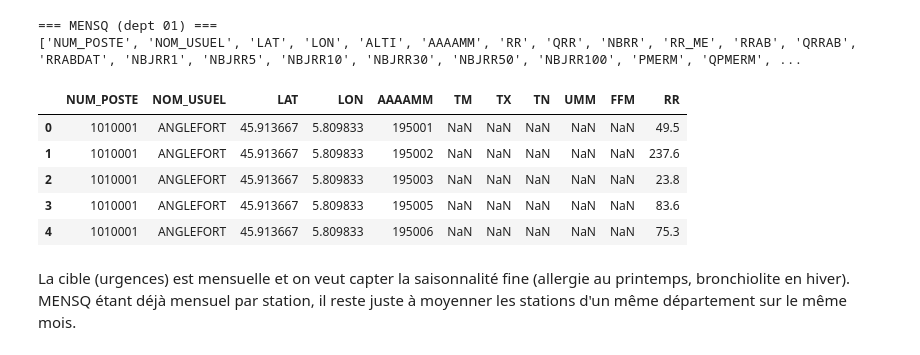
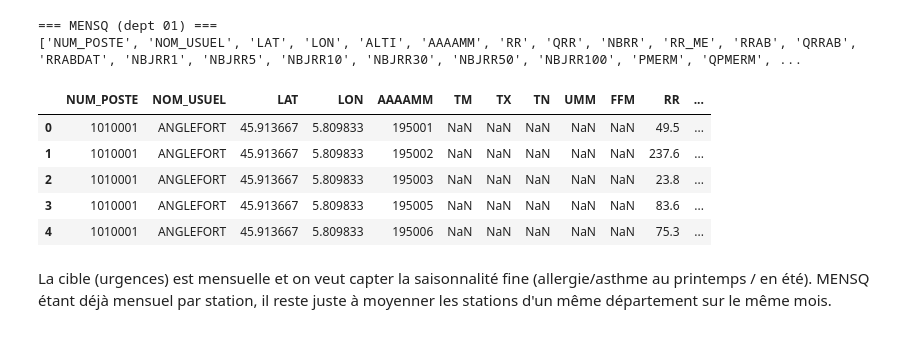
Before and after one commit to siranhuangme-pixel/projet-liora, a Jupyter notebook: notebooks/01a_pipeline_meteo.ipynb, the cells around one changed output. Cells and saved outputs as stored; diff of their text form; code cells hidden in the pictures.

```diff
--- a/notebooks/01a_pipeline_meteo.ipynb
+++ b/notebooks/01a_pipeline_meteo.ipynb
@@ -53,21 +129,22 @@ TABLES_DIR = /Users/siranh/Documents/Data Scientest/projet_liora/data/processed
 # %%
 # Vérifier la structure d'un fichier MENSQ (1 fichier = 1 département)
 df_check = pd.read_csv(
     "data/raw/MeteoFrance/MENSQ_01_previous-1950-2024.csv.gz",
     sep=";", compression="gzip", nrows=5)
 print("=== MENSQ (dept 01) ===")
 print(df_check.columns.tolist())
 display(df_check[["NUM_POSTE", "NOM_USUEL", "LAT", "LON", "AAAAMM",
-                   "TM", "TX", "TN", "UMM", "FFM", "RR"]].head())
+                   "TM", "TX", "TN", "UMM", "FFM", "RR", "QRR"]].head())
+# QRR = 1, ok données valides
 # %% [output]
 === MENSQ (dept 01) ===
 ['NUM_POSTE', 'NOM_USUEL', 'LAT', 'LON', 'ALTI', 'AAAAMM', 'RR', 'QRR', 'NBRR', 'RR_ME', 'RRAB', 'QRRAB', 'RRABDAT', 'NBJRR1', 'NBJRR5', 'NBJRR10', 'NBJRR30', 'NBJRR50', 'NBJRR100', 'PMERM', 'QPMERM', ...
-|  | NUM_POSTE | NOM_USUEL | LAT | LON | AAAAMM | TM | TX | TN | UMM | FFM | RR |
-| 0 | 1010001 | ANGLEFORT | 45.913667 | 5.809833 | 195001 | NaN | NaN | NaN | NaN | NaN | 49.5 |
-| 1 | 1010001 | ANGLEFORT | 45.913667 | 5.809833 | 195002 | NaN | NaN | NaN | NaN | NaN | 237.6 |
-| 2 | 1010001 | ANGLEFORT | 45.913667 | 5.809833 | 195003 | NaN | NaN | NaN | NaN | NaN | 23.8 |
-| 3 | 1010001 | ANGLEFORT | 45.913667 | 5.809833 | 195005 | NaN | NaN | NaN | NaN | NaN | 83.6 |
-| 4 | 1010001 | ANGLEFORT | 45.913667 | 5.809833 | 195006 | NaN | NaN | NaN | NaN | NaN | 75.3 |
+|  | NUM_POSTE | NOM_USUEL | LAT | LON | AAAAMM | TM | TX | TN | UMM | FFM | RR | ... |
+| 0 | 1010001 | ANGLEFORT | 45.913667 | 5.809833 | 195001 | NaN | NaN | NaN | NaN | NaN | 49.5 | ... |
+| 1 | 1010001 | ANGLEFORT | 45.913667 | 5.809833 | 195002 | NaN | NaN | NaN | NaN | NaN | 237.6 | ... |
+| 2 | 1010001 | ANGLEFORT | 45.913667 | 5.809833 | 195003 | NaN | NaN | NaN | NaN | NaN | 23.8 | ... |
+| 3 | 1010001 | ANGLEFORT | 45.913667 | 5.809833 | 195005 | NaN | NaN | NaN | NaN | NaN | 83.6 | ... |
+| 4 | 1010001 | ANGLEFORT | 45.913667 | 5.809833 | 195006 | NaN | NaN | NaN | NaN | NaN | 75.3 | ... |
 # %%
 import reverse_geocoder as rg
 from src.config import DEPT_NOM_TO_CODE
@@ -100,6 +177,6 @@ def split_corse_2a_2b(df_20: pd.DataFrame) -> dict:
     return dict(zip(stations["NUM_POSTE"], stations["dept"]))
 # %% [markdown]
 La cible (urgences) est mensuelle et on veut capter la saisonnalité fine
-(allergie au printemps, bronchiolite en hiver). MENSQ étant déjà mensuel par
+(allergie/asthme au printemps / en été). MENSQ étant déjà mensuel par
 station, il reste juste à moyenner les stations d'un même département sur
 le même mois.
```
Also changed, not shown: parts of 7 cells of this notebook, 3 other files.
